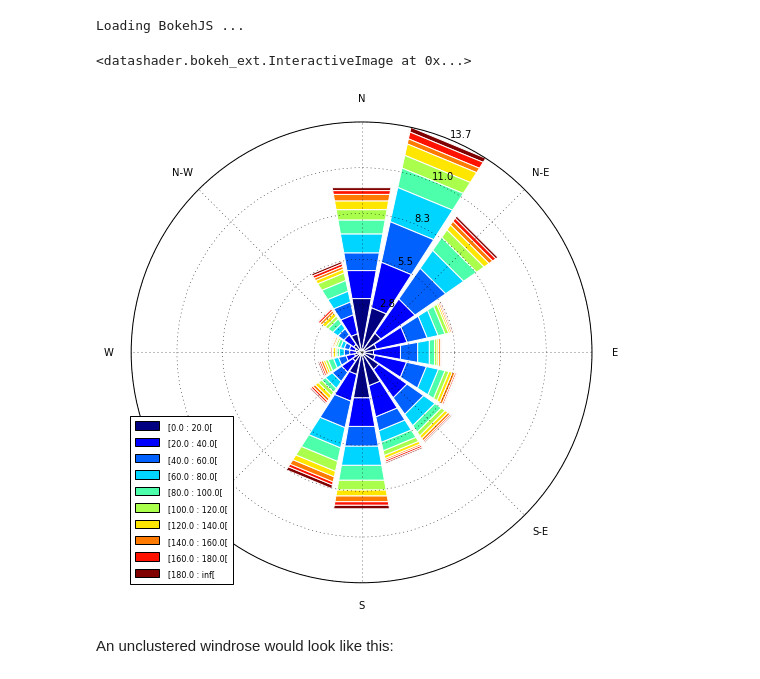
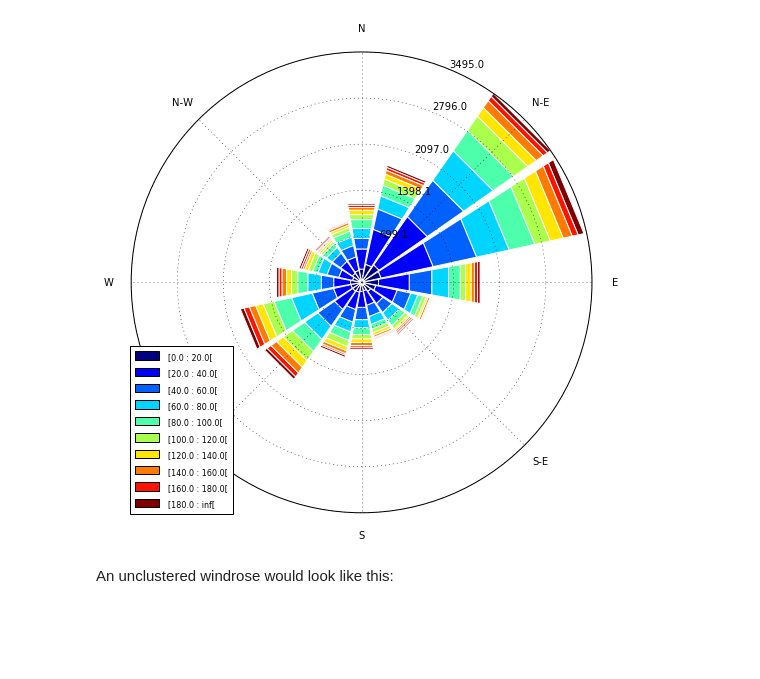
Before and after one commit to jsignell/lightning-tools, a Jupyter notebook: 13 Conditional rate of occurrence.ipynb, the cells around one changed output. Cells and saved outputs as stored; diff of their text form; code cells hidden in the pictures; blank space fills up the shorter version.

```diff
--- a/13 Conditional rate of occurrence.ipynb
+++ b/13 Conditional rate of occurrence.ipynb
@@ -23,2 +15,4 @@ storm = '2011-08-21'
+# %%
+storm = '2010-07-20'
 # %%
-ds = c.get_daily_ds(storm, filter_CG=dict(method='CG'))
+ds = c.get_daily_ds(storm, filter_CG=dict(method='CG'), func=None)
@@ -115,39 +21,0 @@ _ = df.plot(kind='scatter', x='speed_x', y='speed_y', alpha=0.05, ax=ax, edgecol
-# %%
-import datashader as ds
-import datashader.transfer_functions as tf
-from datashader.bokeh_ext import InteractiveImage
-from functools import partial
-from datashader.utils import export_image
-from datashader.colors import colormap_select, Greys9, Hot, viridis, inferno
-from IPython.core.display import HTML, display
-
-from bokeh.plotting import figure, output_notebook, show
-
-output_notebook()
-
-x_range = y_range =(-200, 200)
-
-plot_width=500
-plot_height=500
-
-def base_plot(tools='pan,wheel_zoom, box_zoom, reset',plot_width=plot_width, plot_height=plot_height,
-              x_range=x_range, y_range=y_range, **plot_args):
-    p = figure(tools=tools, plot_width=plot_width, plot_height=plot_height,
-        x_range=x_range, y_range=y_range, outline_line_color=None,
-        min_border=0, min_border_left=0, min_border_right=0,
-        min_border_top=0, min_border_bottom=0, **plot_args)
-
-    p.axis.visible = True
-    return p
-
-def create_image(x_range, y_range, w=plot_width, h=plot_height):
-    cvs = ds.Canvas(plot_width=w, plot_height=h, x_range=x_range, y_range=y_range)
-    agg = cvs.points(df, 'speed_x', 'speed_y', ds.count('speed_y'))
-    img = tf.interpolate(agg, )
-    return tf.dynspread(img, threshold=0.2, max_px=4)
-
-p = base_plot()
-InteractiveImage(p, create_image)
-# %% [output]
-Loading BokehJS ...
-<datashader.bokeh_ext.InteractiveImage at 0x...>
@@ -156,9 +22,7 @@ from windrose import WindroseAxes
-# %%
-ax = WindroseAxes.from_ax()
-ax.bar(df['direction'], df['speed'], bins=np.arange(0, 200, 20), normed=True, opening=0.9, edgecolor='white')
-ax.set_legend()
-# %% [output]
-[figure, removed]
+# %%
+c.conditional_rate_of_occurrence(ds, normed=False);
+# %% [output]
+[figure, added]
 # %% [markdown]
 An unclustered windrose would look like this:
 # %%
```
Also changed, not shown: parts of 16 cells of this notebook, 14 other files.
